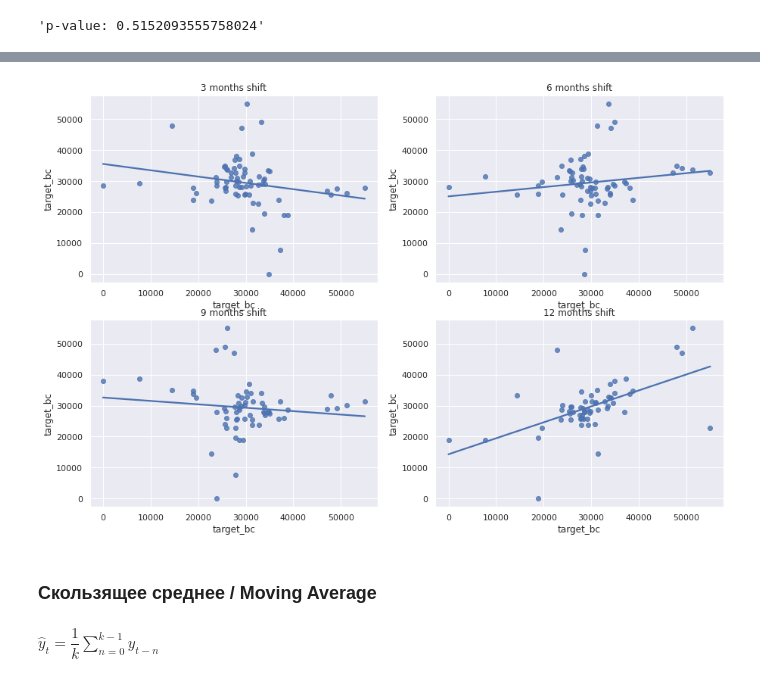
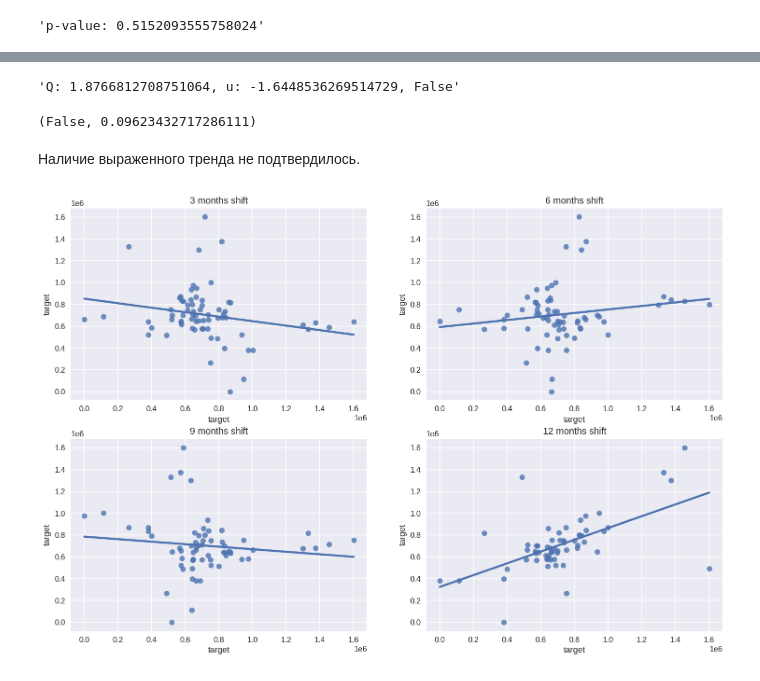
Before and after one commit to varvaraptl/deposit_value_forecast, a Jupyter notebook: main.ipynb, the cells around one changed output, grey strips where cells are left out. Saved outputs shown, nothing was run; the diff lists cells and outputs as text; code cells hidden in the pictures.

```diff
--- a/main.ipynb
+++ b/main.ipynb
@@ -6,16 +6,21 @@ from tqdm import tqdm
 
 import pandas as pd
 import numpy as np
+import math
 from sklearn.metrics import mean_absolute_error, mean_squared_error
 
 import statsmodels.formula.api as smf
 import statsmodels.tsa.api as smt
 import statsmodels.api as sm
+from statsmodels.stats.stattools import durbin_watson
 import scipy.stats as scs
 from scipy.optimize import minimize
 from statsmodels.tsa.seasonal import seasonal_decompose
 from statsmodels.tsa.stattools import adfuller
-from scipy.stats import boxcox
+from scipy.stats import boxcox, spearmanr, kendalltau, norm, mstats
+from statsmodels.graphics.tsaplots import plot_acf, plot_pacf
+from scipy import stats
+
 # holt winters
 # single exponential smoothing
 from statsmodels.tsa.holtwinters import SimpleExpSmoothing
@@ -24,3 +29,7 @@ from statsmodels.tsa.holtwinters import ExponentialSmoothing
 
 import matplotlib.pyplot as plt
 import seaborn as sns
+plt.style.use('seaborn')
+import datetime
+plt.rcParams['figure.dpi'] = 120
+plt.rcParams['figure.figsize'] = (18, 5)
@@ -75,4 +102,4 @@ f'p-value: {adfuller(df_train.target)[1]}'
 # %%
-df_train['target_bc'] = boxcox(df_train.target)[0]
+# df_train['target_bc'] = boxcox(df_train.target)[0]
 # %%
 sns.lineplot(x=df_train.index,
@@ -103,0 +230,4 @@ moving_average(df_train['Прирост вкладов физических ли
+# %%
+abbe_criterion(df_train.target, window = 72, alpha = .05, debug = False)
+# %% [output]
+'Q: 1.8766812708751064, u: -1.6448536269514729, False'
@@ -104,20 +256,22 @@ moving_average(df_train['Прирост вкладов физических ли
+# %%
+cox_stuart(df_train.target, window = 72, alpha = 0.0001, debug = False)
+# %% [output]
+(False, 0.09623432717286111)
+# %% [markdown]
+Наличие выраженного тренда не подтвердилось.
 # %%
 fig, ((ax1, ax2), (ax3, ax4)) = plt.subplots(2, 2, figsize = (15,10))
 
-sns.regplot(x = df_train.target_bc, y = df_train.target_bc.shift(3), data = df_train, ax=ax1, ci=None)
+sns.regplot(x = df_train.target, y = df_train.target.shift(3), data = df_train, ax=ax1, ci=None)
 ax1.title.set_text('3 months shift')
-sns.regplot(x = df_train.target_bc, y = df_train.target_bc.shift(6), data = df_train, ax=ax2, ci=None)
+sns.regplot(x = df_train.target, y = df_train.target.shift(6), data = df_train, ax=ax2, ci=None)
 ax2.title.set_text('6 months shift')
-sns.regplot(x = df_train.target_bc, y = df_train.target_bc.shift(9), data = df_train, ax=ax3, ci=None)
+sns.regplot(x = df_train.target, y = df_train.target.shift(9), data = df_train, ax=ax3, ci=None)
 ax3.title.set_text('9 months shift')
-sns.regplot(x = df_train.target_bc, y = df_train.target_bc.shift(12), data = df_train, ax=ax4, ci=None)
+sns.regplot(x = df_train.target, y = df_train.target.shift(12), data = df_train, ax=ax4, ci=None)
 ax4.title.set_text('12 months shift');
 # %% [output]
-[figure, old version]
+[figure, new version]
 # %%
 # Сдвиг / shift
 df_train['target_bc_shift'] = df_train['target_bc'].shift(12)
-# %% [markdown]
-### Скользящее среднее / Moving Average
-# %% [markdown]
-$\hat{y}_{t} = \dfrac{1}{k} \displaystyle\sum^{k-1}_{n=0} y_{t-n}$
```
Also changed, not shown: parts of 51 cells of this notebook.
